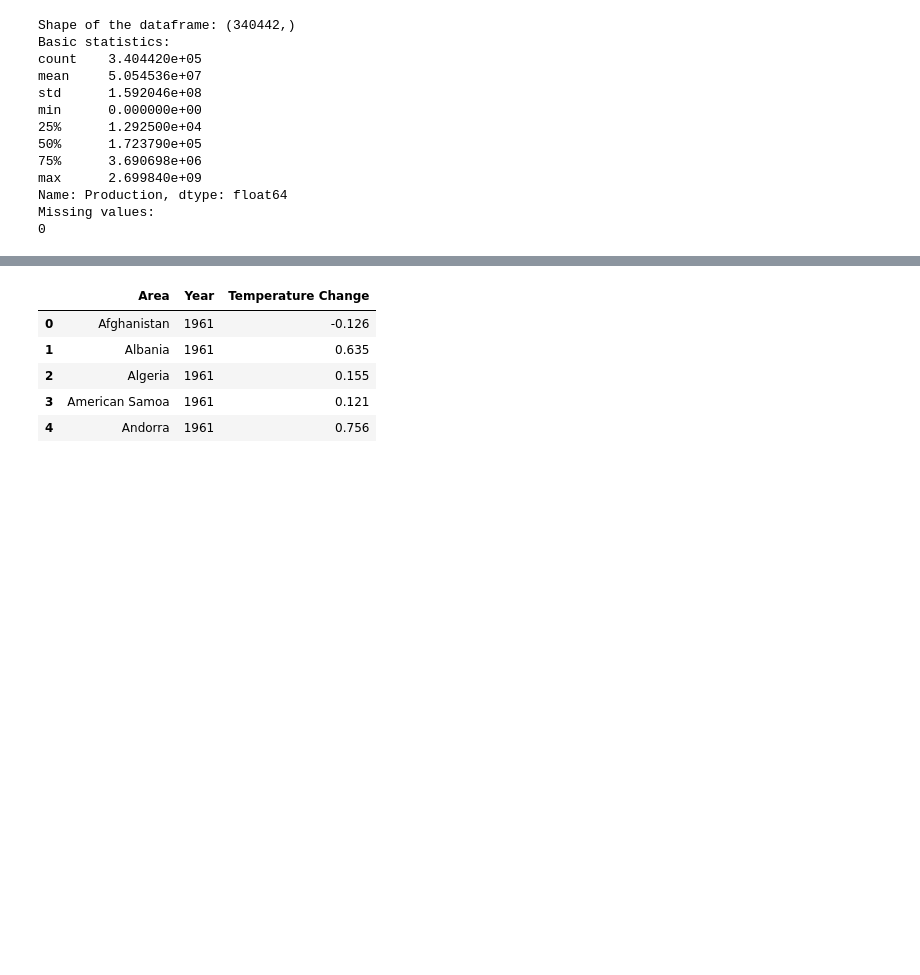
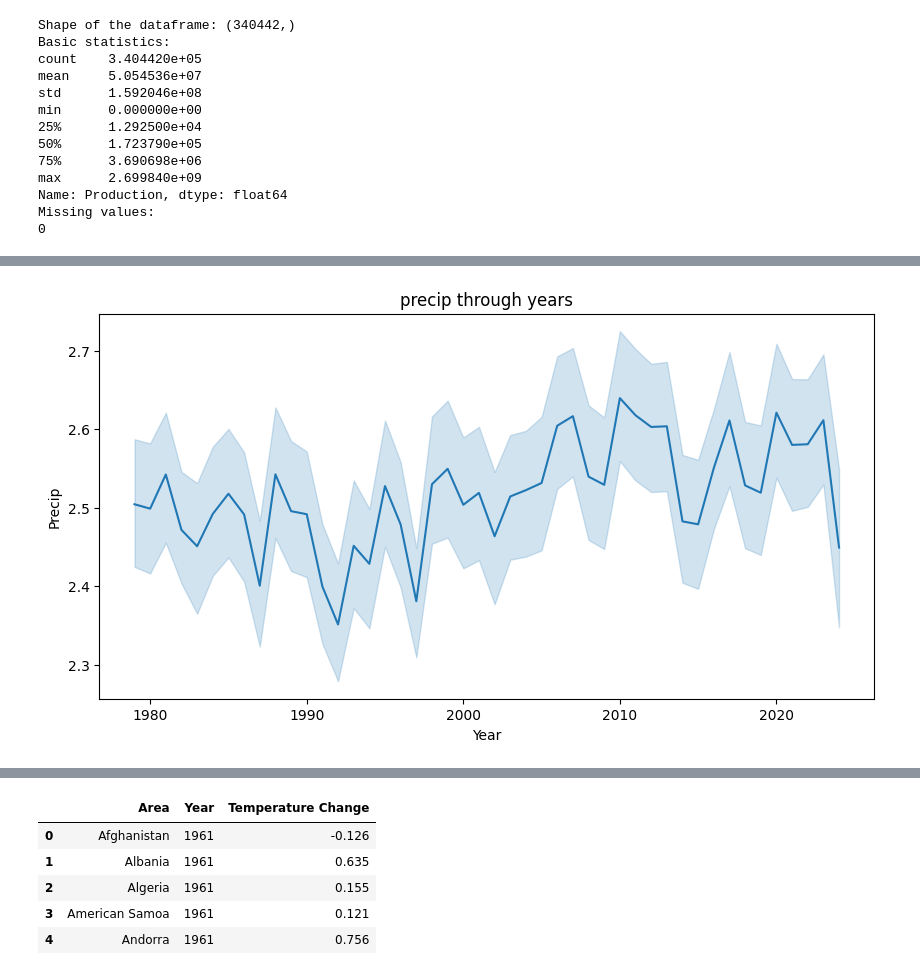
Before and after one commit to aymanezz/Climate_Impact_Agriculture_Yield, a Jupyter notebook: notebooks/EDA.ipynb, the cells around one changed output, grey strips where cells are left out. Cells and saved outputs as stored; diff of their text form; code cells hidden in the pictures; blank space fills up the shorter version.

```diff
--- a/notebooks/EDA.ipynb
+++ b/notebooks/EDA.ipynb
@@ -87,4 +34,5 @@ temp_change = load_data('/content/Climate_Impact_Agriculture_Yield/data/modified
 land_cover = load_data('/content/Climate_Impact_Agriculture_Yield/data/modified/clean_land_cover.csv')
 sea_level = load_data('/content/Climate_Impact_Agriculture_Yield/data/modified/clean_sea_level.csv')
 atmospheric = load_data('/content/Climate_Impact_Agriculture_Yield/data/modified/clean_Atmospheric.csv')
+precip = load_data('/content/Climate_Impact_Agriculture_Yield/data/modified/clean_precip.csv')
 # %%
@@ -143,0 +104,11 @@ Missing values:
+# %%
+precip.rename(columns = {'year':'Year'},inplace = True)
+# %%
+plt.figure(figsize = (10,5))
+sns.lineplot(data = precip,x= 'Year',y = 'precip')
+plt.title('precip through years')
+plt.xlabel('Year')
+plt.ylabel('Precip')
+plt.show()
+# %% [output]
+[figure, added]
```
Also changed, not shown: parts of 16 cells of this notebook.
